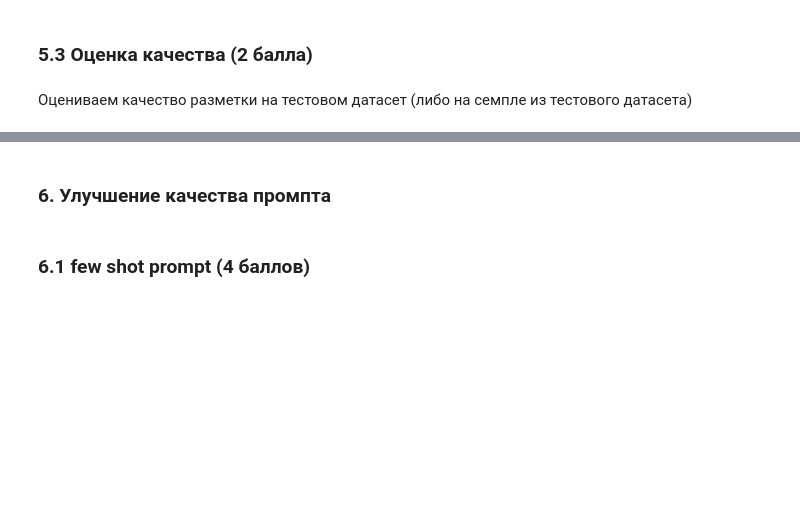
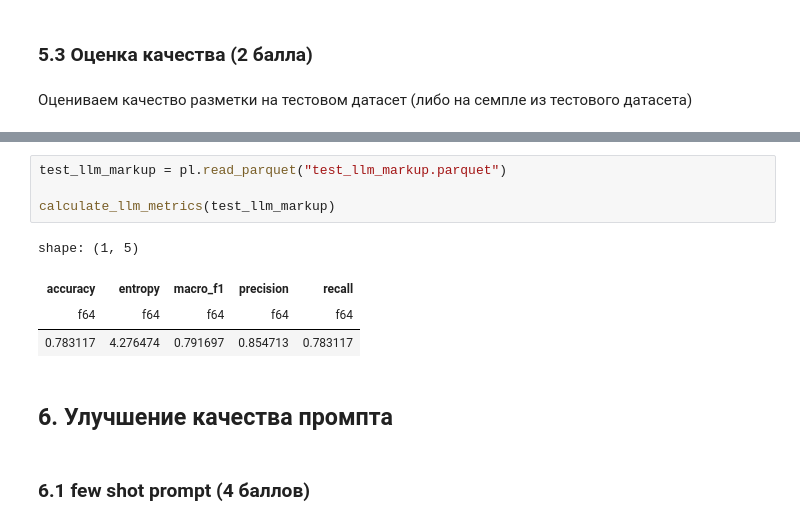
Before and after one commit to egor-kuzin/data-labeling, a Jupyter notebook: LLMpro_hw_4_Kuzin_Egor.ipynb, the cells around one changed output, grey strips where cells are left out. Drawn from its saved outputs; the diff is of its cells as text; blank space fills up the shorter version.

```diff
--- a/LLMpro_hw_4_Kuzin_Egor.ipynb
+++ b/LLMpro_hw_4_Kuzin_Egor.ipynb
@@ -357,5 +768,14 @@ print("""
+# %%
+test_llm_markup = pl.read_parquet("test_llm_markup.parquet")
+
+calculate_llm_metrics(test_llm_markup)
+# %% [output]
+shape: (1, 5)
+| accuracy | entropy | macro_f1 | precision | recall |
+| f64 | f64 | f64 | f64 | f64 |
+| 0.783117 | 4.276474 | 0.791697 | 0.854713 | 0.783117 |
 # %% [markdown]
-### 6. Улучшение качества промпта
+## 6. Улучшение качества промпта
 # %% [markdown]
 ### 6.1 few shot prompt (4 баллов)
 # %% [markdown]
```
Also changed, not shown: parts of 26 cells of this notebook, 3 other files.
